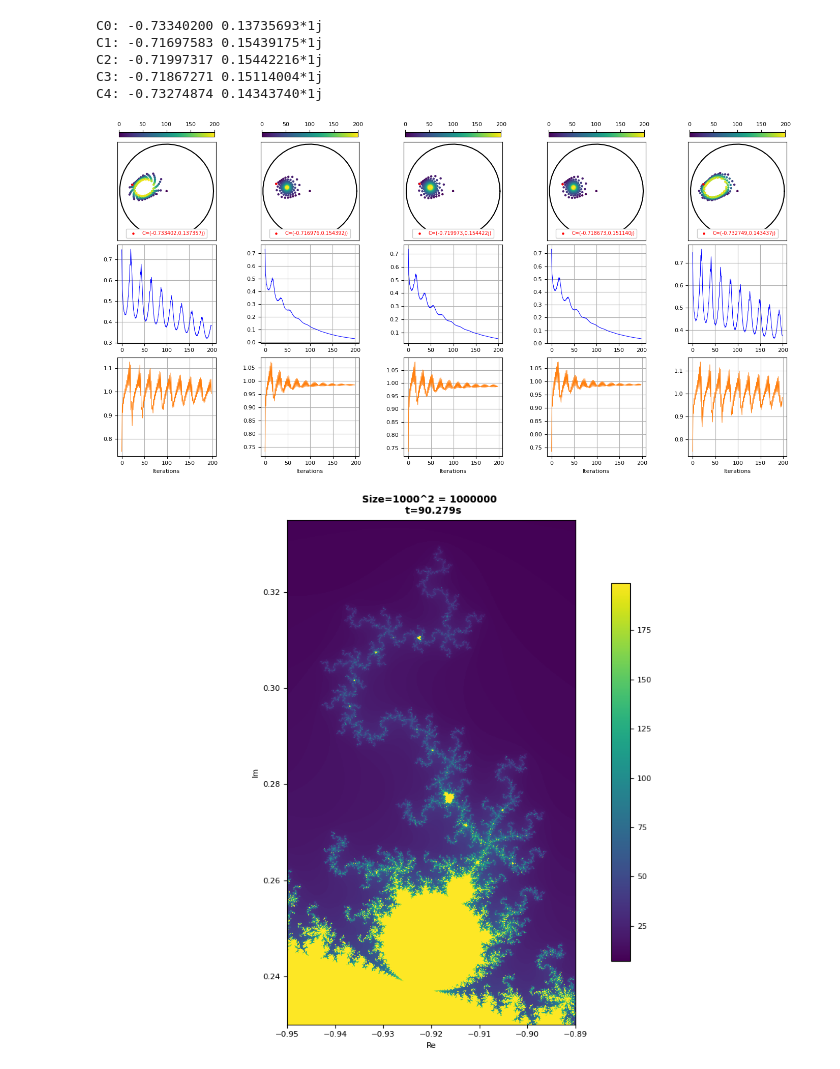
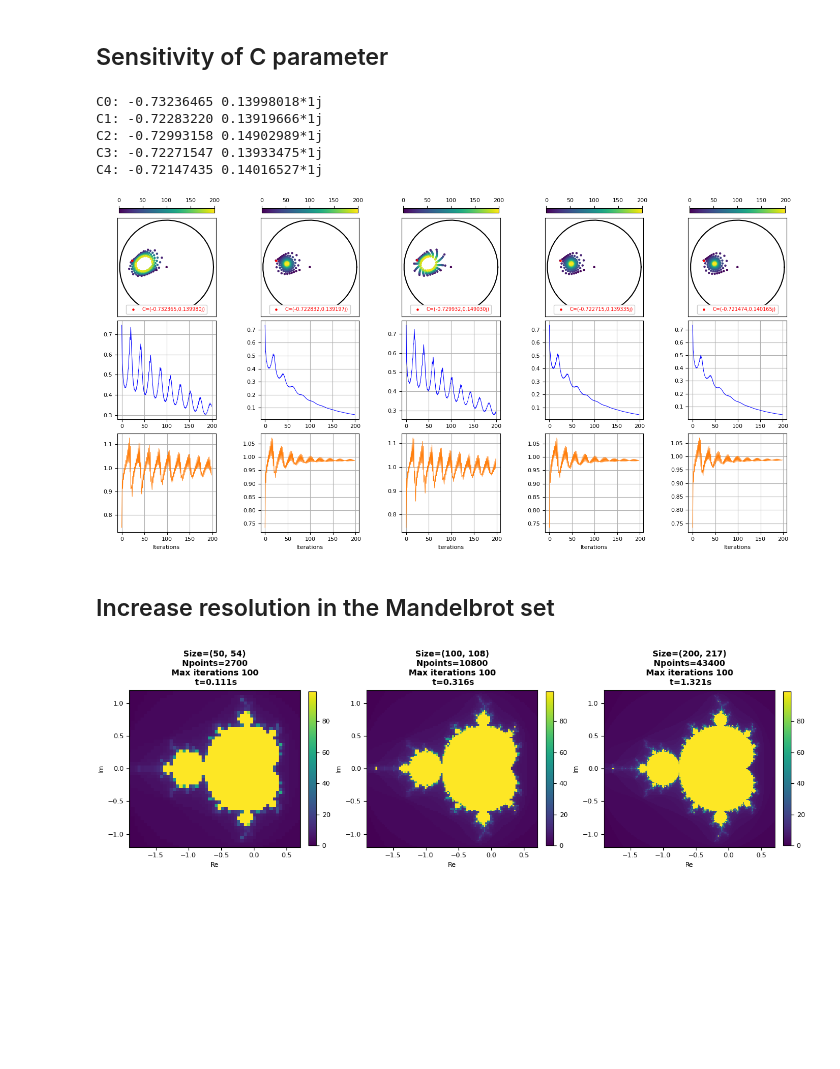
Before and after one commit to GenioSainz/Colab-Demos, a Jupyter notebook: scripts/MandelbrotStability.ipynb, the cells around one changed output. Drawn from its saved outputs; the diff is of its cells as text; code cells hidden in the pictures; blank space fills up the shorter version.

Commit message:
mandelbrot set

```diff
--- a/scripts/MandelbrotStability.ipynb
+++ b/scripts/MandelbrotStability.ipynb
@@ -144,5 +169,6 @@ C4: -0.18232861 -0.80835197*1j
+# %% [markdown]
+## Sensitivity of C parameter
 # %%
-
 
 C_arr = [-0.72772108+0.14963497*1j,
          -0.68681531+0.29432931*1j,
@@ -170,9 +196,11 @@ for i in range(ncols):
 
     while True:
 
-          C_dxy      = 0.01
-          x,y,C,iter = mandelbrot_iteration_C_dxy(N, C0, C_dxy=C_dxy)
-          distances  = distance_points(x,y)
+          C_dxy = 0.01
+          rnd   = 2*np.random.rand(2)-1
+          C     = C0 + rnd[0]*C_dxy + 1j*rnd[1]*C_dxy
+          zx,zy,iter = mandelbrot_orbits(N,C)
+          distances  = distance_points(zx,zy)
           mean_dis   = np.mean(distances[-int(N/2):])
 
           if iter>no_estable  and mean_dis>0.05:
@@ -187,12 +215,12 @@ for i in range(ncols):
     ax[i].plot(xc,yc,'k')
 
     # Iterations
-    points = ax[i].scatter(x, y, s=MS, c=np.arange(N))
+    points = ax[i].scatter(zx, zy, s=MS, c=np.arange(N))
     fig.colorbar(points, ax=ax[i],location='top', shrink=0.7)
 
     # C point
     ax[i].scatter(Cx,Cy,s=MS,c='r',label=f'C=({Cx:0.6f},{Cy:0.6f}j)')
-    plot_sets(ax[i],xli=axlim,yli=axlim,ba=1,ar=1,ticks_off=1,leg={'labelcolor':'linecolor','loc':8,'fontsize':7,'framealpha':0.99})
+    plot_sets(ax[i],xli=axlim,yli=axlim,ba=1,ar=1,ticks_off=1,leg={'labelcolor':'linecolor','loc':'lower center','fontsize':7,'framealpha':0.99})
 
     # Row 2
     #######
@@ -206,9 +234,9 @@ for i in range(ncols):
 
 plt.show()
 # %% [output]
-C0: -0.73340200 0.13735693*1j
-C1: -0.71697583 0.15439175*1j
-C2: -0.71997317 0.15442216*1j
-C3: -0.71867271 0.15114004*1j
-C4: -0.73274874 0.14343740*1j
+C0: -0.73236465 0.13998018*1j
+C1: -0.72283220 0.13919666*1j
+C2: -0.72993158 0.14902989*1j
+C3: -0.72271547 0.13933475*1j
+C4: -0.72147435 0.14016527*1j
-[figure, old version]
+[figure, new version]
@@ -245,20 +243,21 @@ def maldelbrot(Nmax=200,Msize=500,lims={ "xlims":[-1.8,0.5],"ylims":[-1.2,1.2]})
-# %%
-
-lims1    = { "xlims":[-0.95,-0.89],"ylims":[0.23,0.335]}
-Msize    = 5000
-st       = time.time()
-Re,Im,Ma = maldelbrot(Msize=Msize,lims=lims1)
-ft = time.time()-st
+# %% [markdown]
+## Increase resolution in the Mandelbrot set
 # %%
-sizepx  = 800
-fig, ax = plt.subplots(1,1,figsize=(sizepx*px2inch, sizepx*px2inch),constrained_layout=True)
+sizepx  = 400
+fig, ax = plt.subplots(1,3,figsize=(3*sizepx*px2inch, sizepx*px2inch),constrained_layout=True)
 fig.canvas.header_visible = False
 
-plot_img = ax.pcolormesh(Re,Im, Ma)
-fig.colorbar(plot_img, ax=ax, location='right', shrink=0.75)
-plot_sets(ax,gr=False,ti=f'Size={Msize}^2 = {Msize**2} \n t={ft:0.3f}s',xla='Re',yla='Im',ar=1)
-
-plt.imsave('imgs/Maldelbro_spiral3.png',np.flipud(Ma))
+Msize_arr = [50,100,200]
+Nmax_arr  = [100,100,100]
+for i,(N,M) in enumerate(zip(Nmax_arr,Msize_arr)):
+    st = time.time()
+    Re,Im,Ma = mandelbrot_set(Nmax=N,Msize=M)
+    ft = time.time()-st
+    pco = ax[i].pcolormesh(Re,Im, Ma)
+    fig.colorbar(pco, ax=ax[i],location='right', shrink=0.7)
+    xlim = [np.min(Re),np.max(Re)]
+    ylim = [np.min(Im),np.max(Im)]
+    plot_sets(ax[i],gr=False,xli=xlim,yli=ylim,ti=f'Size={Ma.shape}\n Npoints={Ma.shape[0]*Ma.shape[1]} \n Max iterations {N} \n t={ft:0.3f}s',xla='Re',yla='Im',ar=1)
 plt.show()
 # %% [output]
-[figure, old version]
+[figure, new version]
```
Also changed, not shown: parts of 18 cells of this notebook, 13 other files.
